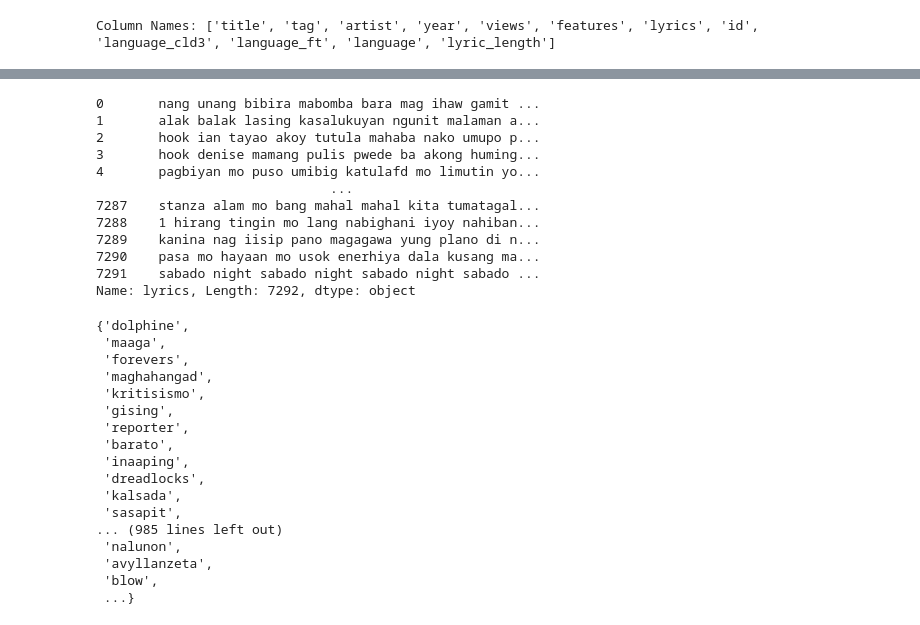
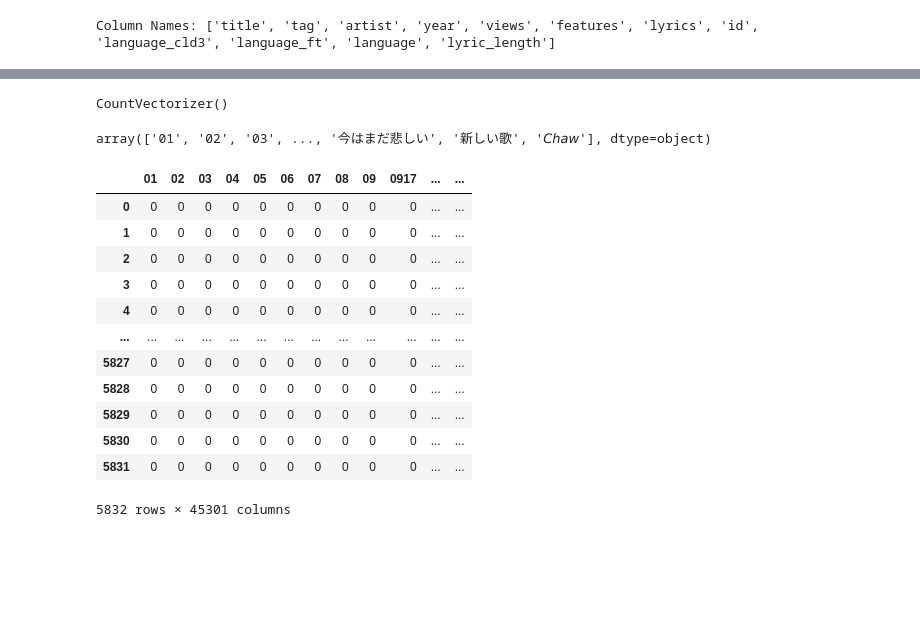
Before and after one commit to gabrielcalubayan72/cs180-23b-genreclassifier, a Jupyter notebook: model.ipynb, the cells around one changed output, grey strips where cells are left out. Drawn from its saved outputs; the diff is of its cells as text; code cells hidden in the pictures; blank space fills up the shorter version.

```diff
--- a/model.ipynb
+++ b/model.ipynb
@@ -24,0 +36,5 @@ Column Names: ['title', 'tag', 'artist', 'year', 'views', 'features', 'lyrics',
+# %%
+data['label_num'] = data.tag.map({'country':0, 'misc':1, 'pop':2, 'rap':3, 'rb':4, 'rock':5})
+data.drop('views', axis=1, inplace=True)
+data.drop('language_cld3', axis=1, inplace=True)
+data.drop('language_ft', axis=1, inplace=True)
@@ -26,19 +56,6 @@ Column Names: ['title', 'tag', 'artist', 'year', 'views', 'features', 'lyrics',
 # Assume the lyrics are in a column named 'lyrics' and the genres are in a column named 'tag'
 lyrics = data['lyrics']
 genre = data['tag']
-# %% [output]
-0       nang unang bibira mabomba bara mag ihaw gamit ...
-1       alak balak lasing kasalukuyan ngunit malaman a...
-2       hook ian tayao akoy tutula mahaba nako umupo p...
-3       hook denise mamang pulis pwede ba akong huming...
-4       pagbiyan mo puso umibig katulafd mo limutin yo...
-                              ...
-7287    stanza alam mo bang mahal mahal kita tumatagal...
-7288    1 hirang tingin mo lang nabighani iyoy nahiban...
-7289    kanina nag iisip pano magagawa yung plano di n...
-7290    pasa mo hayaan mo usok enerhiya dala kusang ma...
-7291    sabado night sabado night sabado night sabado ...
-Name: lyrics, Length: 7292, dtype: object
 # %%
 # Extracting the vocabulary
 from collections import Counter
@@ -57,21 +74,39 @@ vocab = unique_words = set(all_words_list)
 
 # Number of unique words
 num_elements = len(vocab)
-# %% [output]
-{'dolphine',
- 'maaga',
- 'forevers',
- 'maghahangad',
- 'kritisismo',
- 'gising',
- 'reporter',
- 'barato',
- 'inaaping',
- 'dreadlocks',
- 'kalsada',
- 'sasapit',
-... (985 lines left out)
- 'nalunon',
- 'avyllanzeta',
- 'blow',
- ...}
+# %%
+# Split the data into training and test sets
+X_train, X_test, y_train, y_test = train_test_split(lyrics, genre, test_size=0.2, random_state=42)
+# %%
+# Initialize the CountVectorizer
+vectorizer = CountVectorizer()
+
+# Fit and transform the training data
+vectorizer.fit(X_train)
+# %% [output]
+CountVectorizer()
+# %%
+# examine the fitted vocabulary
+vectorizer.get_feature_names_out()
+# %% [output]
+array(['01', '02', '03', ..., '今はまだ悲しい', '新しい歌', '𝘊𝘩𝘢𝘸'], dtype=object)
+# %%
+# fit and transform training data into a 'document-term matrix'
+X_train_dtm = vectorizer.fit_transform(X_train)
+# %%
+# examine the vocabulary and document-term matrix together
+pd.DataFrame(X_train_dtm.toarray(), columns = vectorizer.get_feature_names_out())
+# %% [output]
+|  | 01 | 02 | 03 | 04 | 05 | 06 | 07 | 08 | 09 | 0917 | ... | ... |
+| 0 | 0 | 0 | 0 | 0 | 0 | 0 | 0 | 0 | 0 | 0 | ... | ... |
+| 1 | 0 | 0 | 0 | 0 | 0 | 0 | 0 | 0 | 0 | 0 | ... | ... |
+| 2 | 0 | 0 | 0 | 0 | 0 | 0 | 0 | 0 | 0 | 0 | ... | ... |
+| 3 | 0 | 0 | 0 | 0 | 0 | 0 | 0 | 0 | 0 | 0 | ... | ... |
+| 4 | 0 | 0 | 0 | 0 | 0 | 0 | 0 | 0 | 0 | 0 | ... | ... |
+| ... | ... | ... | ... | ... | ... | ... | ... | ... | ... | ... | ... | ... |
+| 5827 | 0 | 0 | 0 | 0 | 0 | 0 | 0 | 0 | 0 | 0 | ... | ... |
+| 5828 | 0 | 0 | 0 | 0 | 0 | 0 | 0 | 0 | 0 | 0 | ... | ... |
+| 5829 | 0 | 0 | 0 | 0 | 0 | 0 | 0 | 0 | 0 | 0 | ... | ... |
+| 5830 | 0 | 0 | 0 | 0 | 0 | 0 | 0 | 0 | 0 | 0 | ... | ... |
+| 5831 | 0 | 0 | 0 | 0 | 0 | 0 | 0 | 0 | 0 | 0 | ... | ... |
+5832 rows × 45301 columns
```
Also changed, not shown: parts of 18 cells of this notebook, 1 other file.
